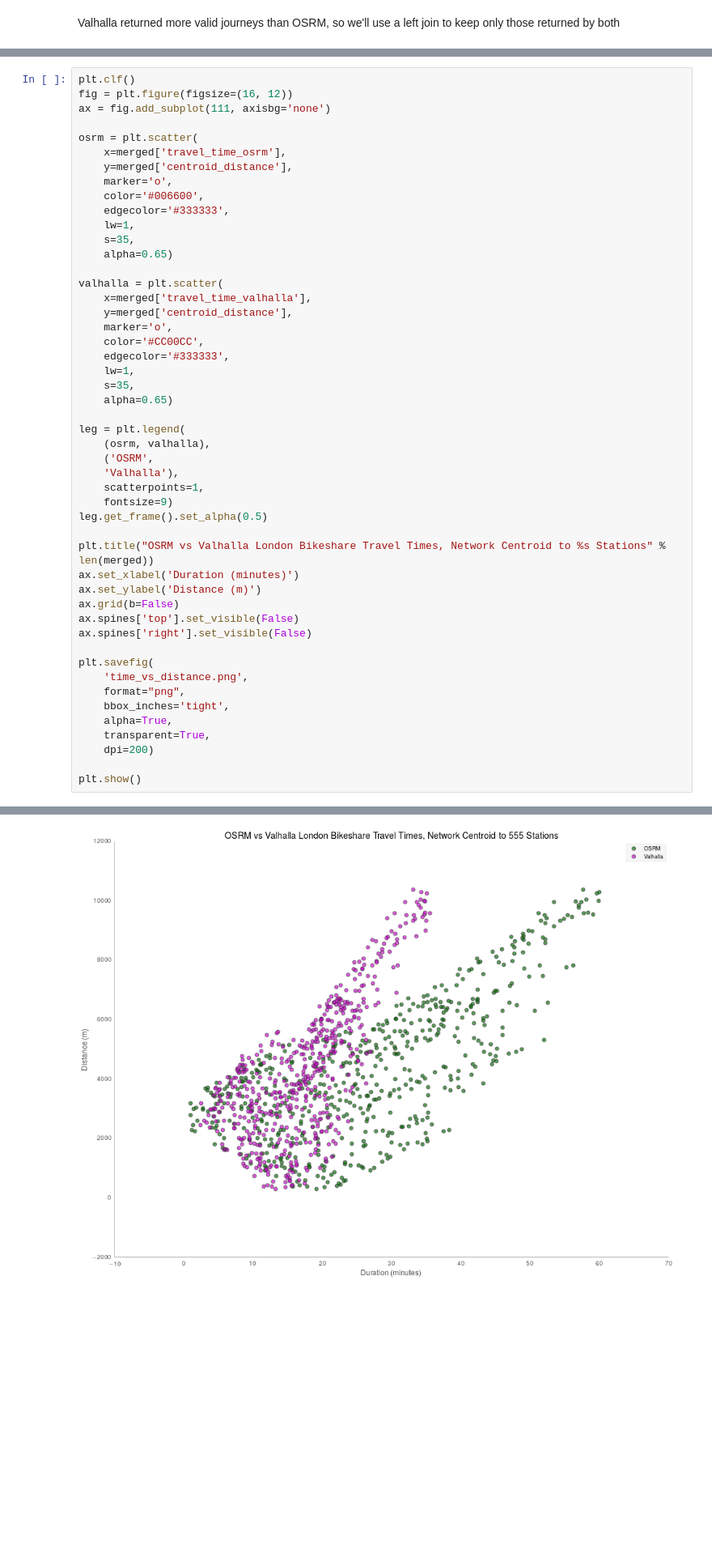
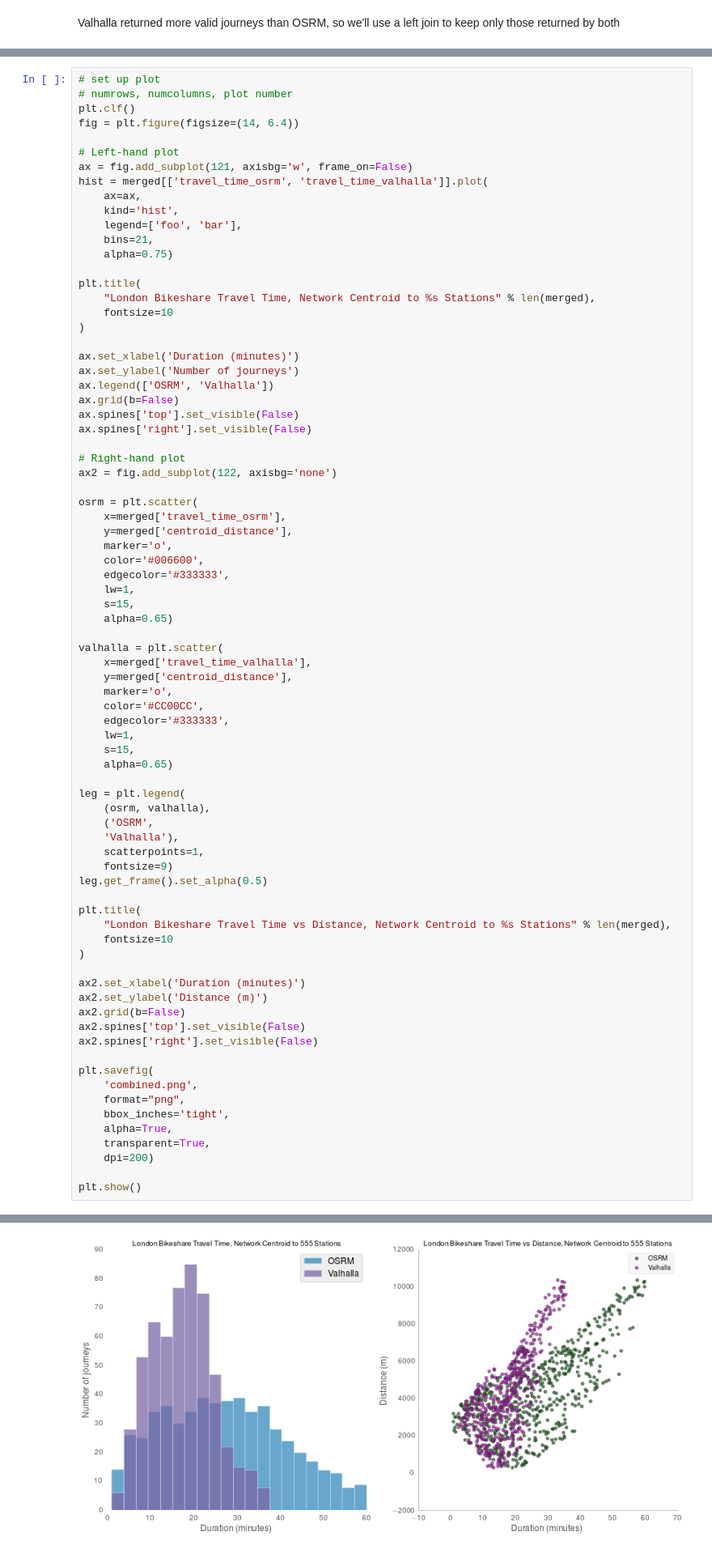
Before and after one commit to urschrei/router_comparison, a Jupyter notebook: OSRM_vs_Valhalla.ipynb, the cells around one changed output, grey strips where cells are left out. Shown at 81% size. Saved outputs shown, nothing was run; the diff lists cells and outputs as text; blank space fills up the shorter version.

Commit message:
Combine histogram and scatter plot

```diff
--- a/OSRM_vs_Valhalla.ipynb
+++ b/OSRM_vs_Valhalla.ipynb
@@ -109,7 +77,32 @@ plt.show()
 # %%
+# set up plot
+# numrows, numcolumns, plot number
 plt.clf()
-fig = plt.figure(figsize=(16, 12))
-ax = fig.add_subplot(111, axisbg='none')
+fig = plt.figure(figsize=(14, 6.4))
+
+# Left-hand plot
+ax = fig.add_subplot(121, axisbg='w', frame_on=False)
+hist = merged[['travel_time_osrm', 'travel_time_valhalla']].plot(
+    ax=ax,
+    kind='hist',
+    legend=['foo', 'bar'],
+    bins=21,
+    alpha=0.75)
+
+plt.title(
+    "London Bikeshare Travel Time, Network Centroid to %s Stations" % len(merged),
+    fontsize=10
+)
+
+ax.set_xlabel('Duration (minutes)')
+ax.set_ylabel('Number of journeys')
+ax.legend(['OSRM', 'Valhalla'])
+ax.grid(b=False)
+ax.spines['top'].set_visible(False)
+ax.spines['right'].set_visible(False)
+
+# Right-hand plot
+ax2 = fig.add_subplot(122, axisbg='none')
 
 osrm = plt.scatter(
     x=merged['travel_time_osrm'],
@@ -118,45 +111,49 @@ osrm = plt.scatter(
     color='#006600',
     edgecolor='#333333',
     lw=1,
-    s=35,
+    s=15,
     alpha=0.65)
 
 valhalla = plt.scatter(
     x=merged['travel_time_valhalla'],
     y=merged['centroid_distance'],
     marker='o',
     color='#CC00CC',
     edgecolor='#333333',
     lw=1,
-    s=35,
+    s=15,
     alpha=0.65)
 
 leg = plt.legend(
     (osrm, valhalla),
     ('OSRM',
     'Valhalla'),
     scatterpoints=1,
     fontsize=9)
 leg.get_frame().set_alpha(0.5)
 
-plt.title("OSRM vs Valhalla London Bikeshare Travel Times, Network Centroid to %s Stations" % len(merged))
-ax.set_xlabel('Duration (minutes)')
-ax.set_ylabel('Distance (m)')
-ax.grid(b=False)
-ax.spines['top'].set_visible(False)
-ax.spines['right'].set_visible(False)
+plt.title(
+    "London Bikeshare Travel Time vs Distance, Network Centroid to %s Stations" % len(merged),
+    fontsize=10
+)
+
+ax2.set_xlabel('Duration (minutes)')
+ax2.set_ylabel('Distance (m)')
+ax2.grid(b=False)
+ax2.spines['top'].set_visible(False)
+ax2.spines['right'].set_visible(False)
 
 plt.savefig(
-    'time_vs_distance.png',
+    'combined.png',
     format="png",
     bbox_inches='tight',
     alpha=True,
     transparent=True,
     dpi=200)
 
 plt.show()
 # %% [output]
 <matplotlib.figure.Figure at 0x...>
-[figure, old version]
+[figure, new version]
 # %% [markdown]
 As is obvious from the histogram and plot, the journey times and their distribution vary significantly between the two routers; Valhalla thinks you can get to any station in just over 35 minutes, with the majority taking 15–20 minutes. OSRM's journey times are far more evenly distributed, and greater in duration. [Most](https://twitter.com/mapzen/status/626080158890479620) (though [not all](https://twitter.com/mapzen/status/626083924192690176)) of the variation in duration is explained by Valhalla's default cycle speed of **25kph**, versus OSRM's **15kph**. When cycling speed and other costing options become available in the API, it'll be much easier to make more nuanced comparisons.
```
Also changed, not shown: parts of 1 cell of this notebook, 3 other files.
